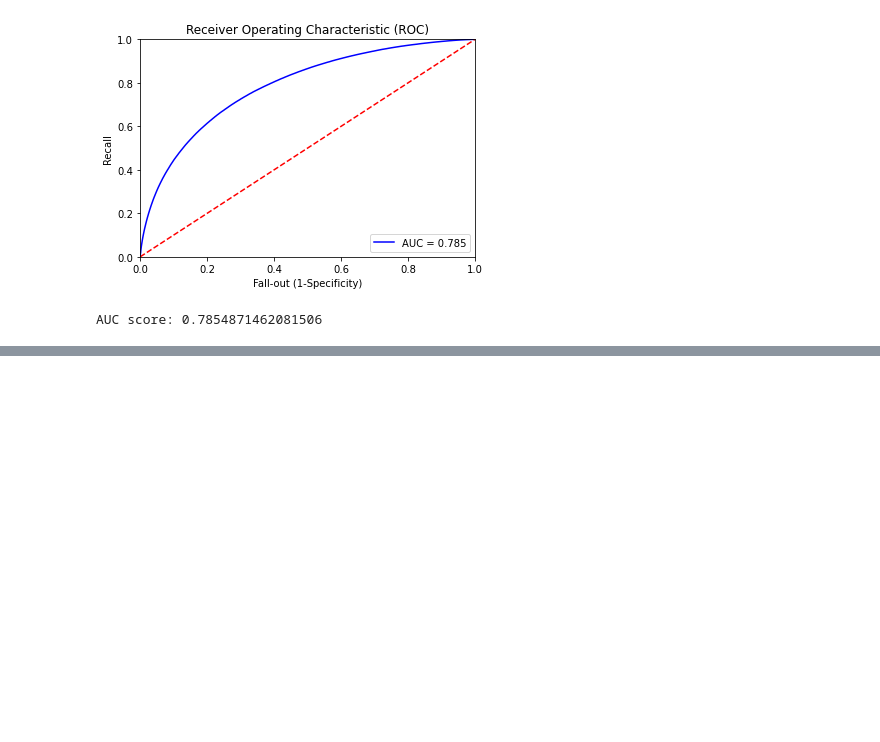
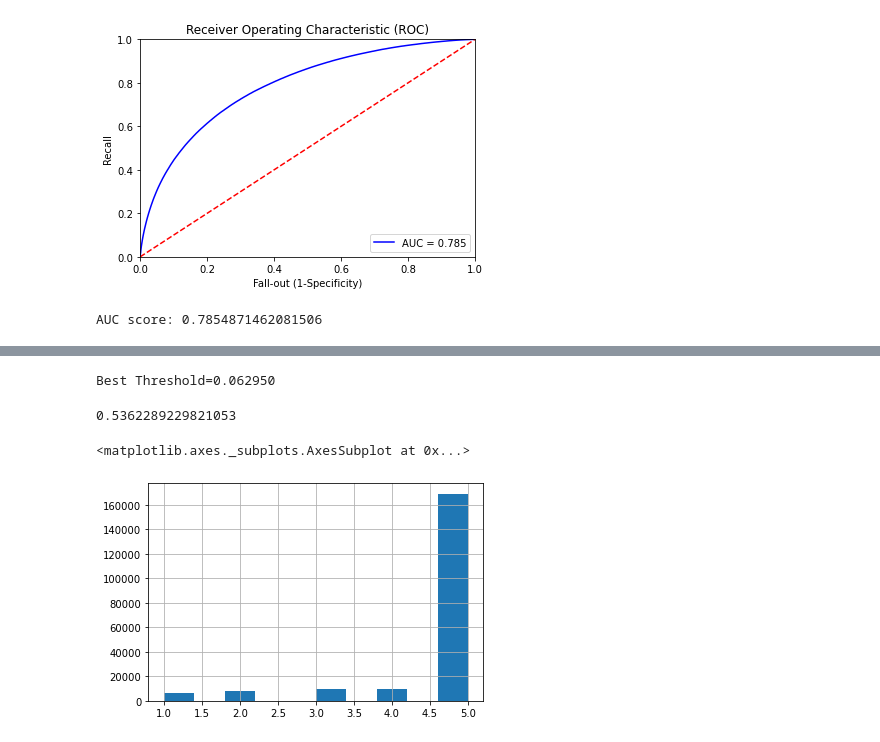
Before and after one commit to islamnusrat/Capstone-3-Instacart_market_basket_analysis, a Jupyter notebook: instacart-basket-feature_eng_and_model-checkpoint.ipynb, the cells around one changed output, grey strips where cells are left out. Cells and saved outputs as stored; diff of their text form; code cells hidden in the pictures; blank space fills up the shorter version.

```diff
--- a/instacart-basket-feature_eng_and_model-checkpoint.ipynb
+++ b/instacart-basket-feature_eng_and_model-checkpoint.ipynb
@@ -834,0 +818,20 @@ top_5_per_user.head()
+# %%
+# calculate roc curves
+fpr, tpr, j_thresholds = roc_curve(y_test, yhat)
+# get the best threshold
+J = tpr - fpr
+ix = np.argmax(J)
+best_thresh = j_thresholds[ix]
+print('Best Threshold=%f' % (best_thresh))
+# %% [output]
+Best Threshold=0.062950
+# %%
+predictions_lgbm_02 = np.where(yhat > best_thresh, 1, 0) #Turn probability to 0-1 binary output
+print(f1_score(y_test, predictions_lgbm_02,average='macro'))
+
+b['prediction_02'] = np.where(b.prediction_prob > best_thresh, 1, 0) #Turn probability to 0-1 binary output
+b.groupby('user_id')['prediction_02'].count().hist()
+# %% [output]
+0.5362289229821053
+<matplotlib.axes._subplots.AxesSubplot at 0x...>
+[figure, added]
```
Also changed, not shown: parts of 30 cells of this notebook.
